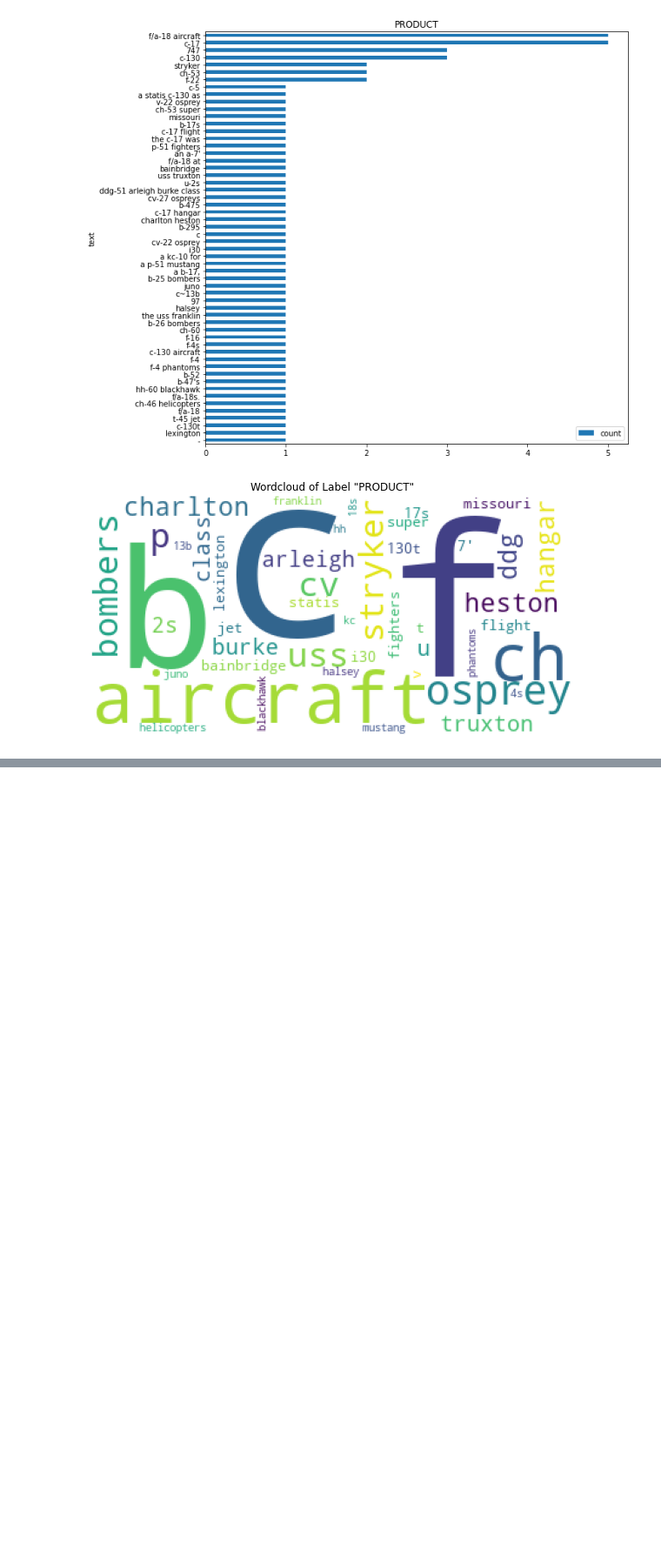
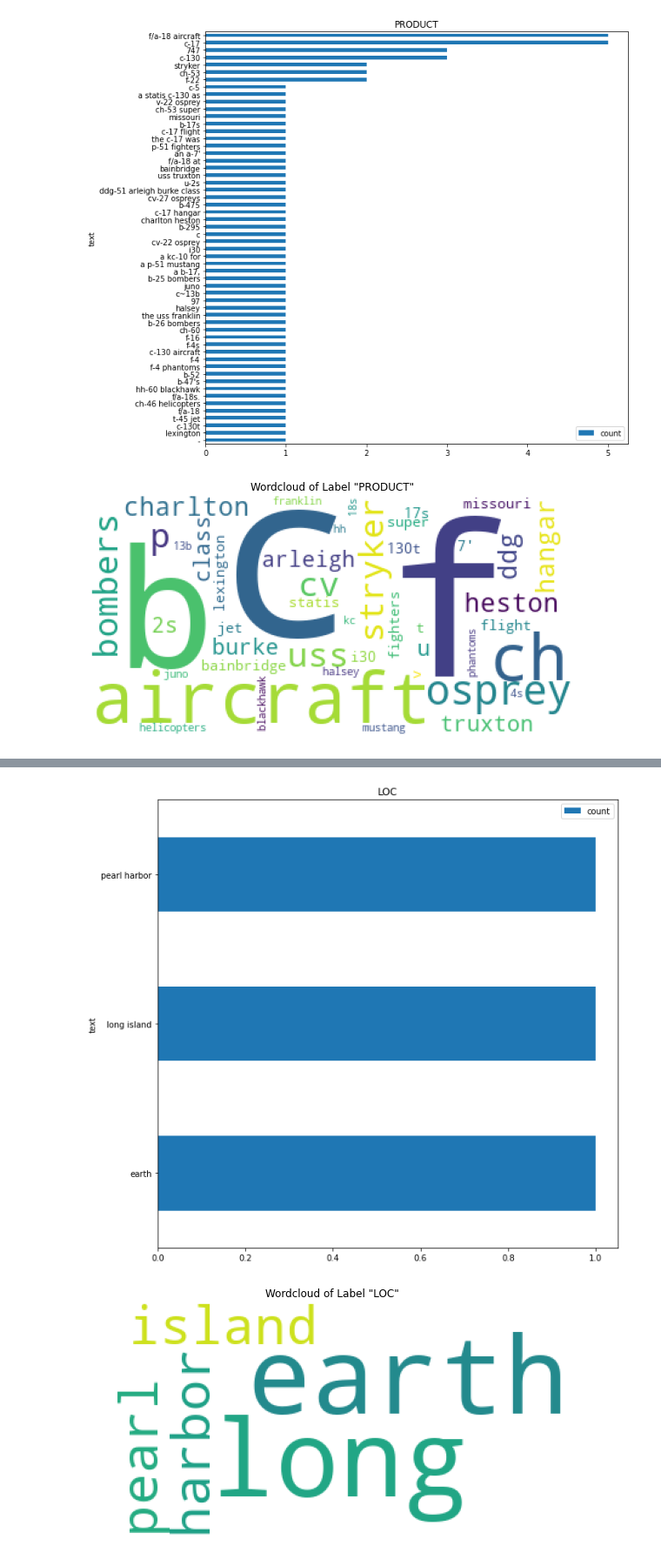
Before and after one commit to ravinitheshreddy/SubtlePropaganda, a Jupyter notebook: notebooks/NER_analysis_remarks.ipynb, the cells around one changed output, grey strips where cells are left out. Shown at 87% size. Saved outputs shown, nothing was run; the diff lists cells and outputs as text; code cells hidden in the pictures; blank space fills up the shorter version.

```diff
--- a/notebooks/NER_analysis_remarks.ipynb
+++ b/notebooks/NER_analysis_remarks.ipynb
@@ -184,0 +296,6 @@ plot_entity_cloud(dod_remark_entities, "PRODUCT", minimum_count=1)
+# %%
+plot_entity_count(dod_remark_entities, "LOC", minimum_count=1)
+plot_entity_cloud(dod_remark_entities, "LOC", minimum_count=1)
+# %% [output]
+[figure, added]
+[figure, added]
```
Also changed, not shown: parts of 19 cells of this notebook.
